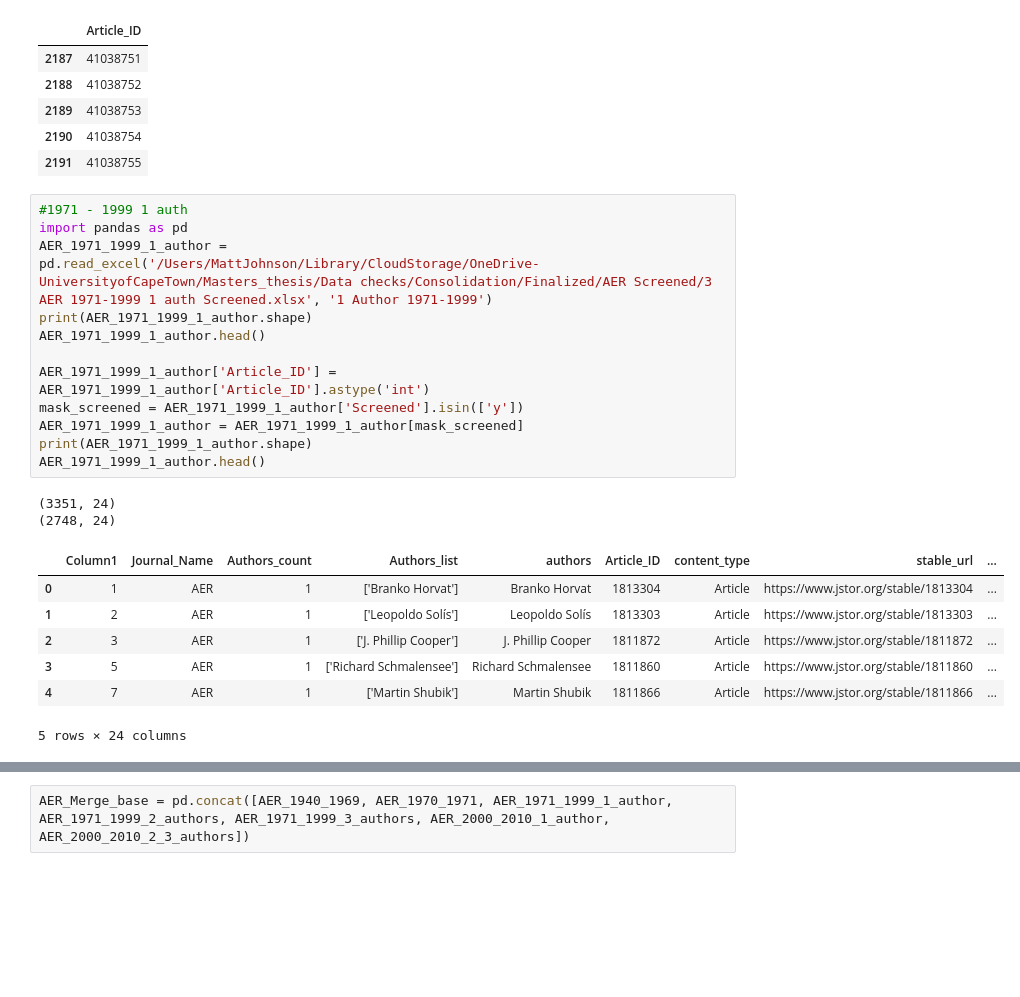
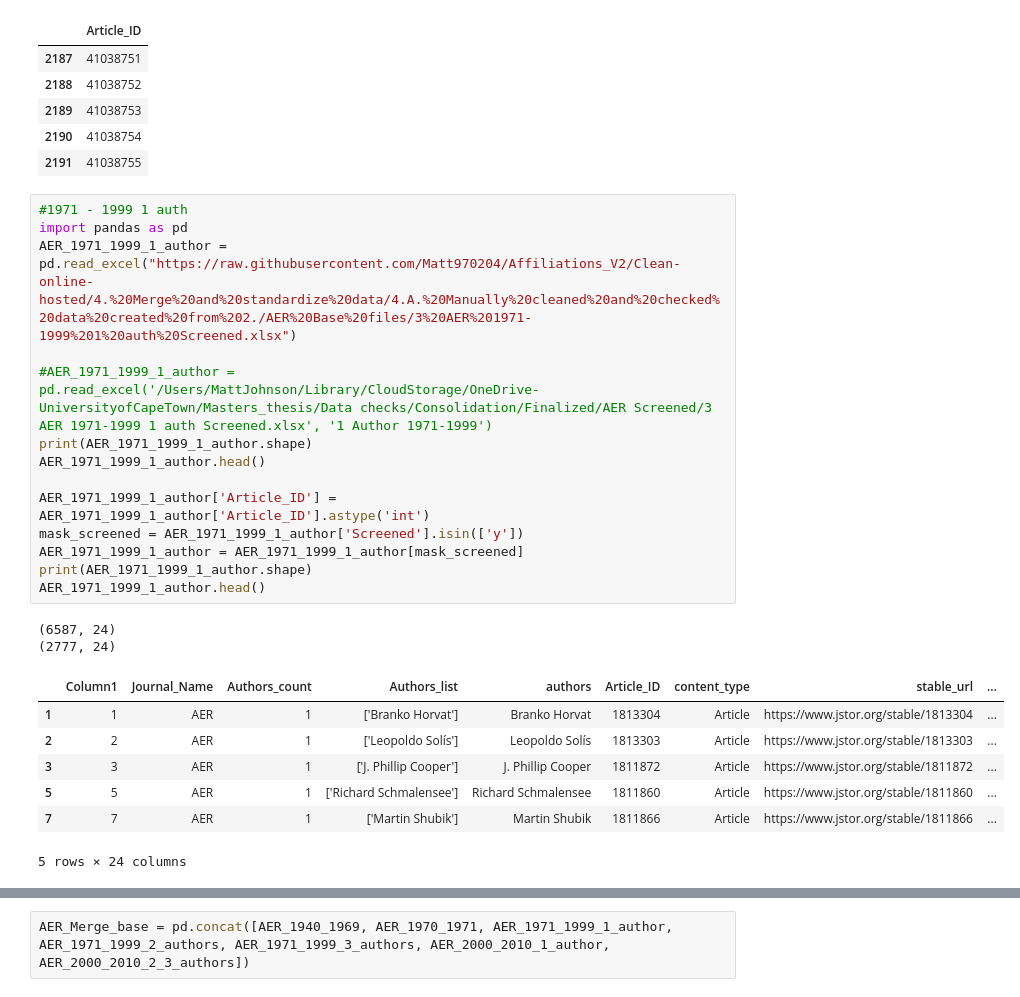
Before and after one commit to Matt970204/Affiliations_V2, a Jupyter notebook: 4. Merge and standardize data/4.1. AER files merged togther and standardized.ipynb, the cells around one changed output, grey strips where cells are left out. Drawn from its saved outputs; the diff is of its cells as text; blank space fills up the shorter version.

```diff
--- a/4. Merge and standardize data/4.1. AER files merged togther and standardized.ipynb
+++ b/4. Merge and standardize data/4.1. AER files merged togther and standardized.ipynb
@@ -67,24 +67,26 @@ AER_master_condenced.head()
 # %%
 #1971 - 1999 1 auth
 import pandas as pd
-AER_1971_1999_1_author = pd.read_excel('/Users/MattJohnson/Library/CloudStorage/OneDrive-UniversityofCapeTown/Masters_thesis/Data checks/Consolidation/Finalized/AER Screened/3 AER 1971-1999 1 auth Screened.xlsx', '1 Author 1971-1999')
+AER_1971_1999_1_author = pd.read_excel("https://raw.githubusercontent.com/Matt970204/Affiliations_V2/Clean-online-hosted/4.%20Merge%20and%20standardize%20data/4.A.%20Manually%20cleaned%20and%20checked%20data%20created%20from%202./AER%20Base%20files/3%20AER%201971-1999%201%20auth%20Screened.xlsx")
+
+#AER_1971_1999_1_author = pd.read_excel('/Users/MattJohnson/Library/CloudStorage/OneDrive-UniversityofCapeTown/Masters_thesis/Data checks/Consolidation/Finalized/AER Screened/3 AER 1971-1999 1 auth Screened.xlsx', '1 Author 1971-1999')
 print(AER_1971_1999_1_author.shape)
 AER_1971_1999_1_author.head()
 
 AER_1971_1999_1_author['Article_ID'] = AER_1971_1999_1_author['Article_ID'].astype('int')
 mask_screened = AER_1971_1999_1_author['Screened'].isin(['y'])
 AER_1971_1999_1_author = AER_1971_1999_1_author[mask_screened]
 print(AER_1971_1999_1_author.shape)
 AER_1971_1999_1_author.head()
 # %% [output]
-(3351, 24)
-(2748, 24)
+(6587, 24)
+(2777, 24)
 |  | Column1 | Journal_Name | Authors_count | Authors_list | authors | Article_ID | content_type | stable_url | ... |
-| 0 | 1 | AER | 1 | ['Branko Horvat'] | Branko Horvat | 1813304 | Article | https://www.jstor.org/stable/1813304 | ... |
-| 1 | 2 | AER | 1 | ['Leopoldo Solís'] | Leopoldo Solís | 1813303 | Article | https://www.jstor.org/stable/1813303 | ... |
-| 2 | 3 | AER | 1 | ['J. Phillip Cooper'] | J. Phillip Cooper | 1811872 | Article | https://www.jstor.org/stable/1811872 | ... |
-| 3 | 5 | AER | 1 | ['Richard Schmalensee'] | Richard Schmalensee | 1811860 | Article | https://www.jstor.org/stable/1811860 | ... |
-| 4 | 7 | AER | 1 | ['Martin Shubik'] | Martin Shubik | 1811866 | Article | https://www.jstor.org/stable/1811866 | ... |
+| 1 | 1 | AER | 1 | ['Branko Horvat'] | Branko Horvat | 1813304 | Article | https://www.jstor.org/stable/1813304 | ... |
+| 2 | 2 | AER | 1 | ['Leopoldo Solís'] | Leopoldo Solís | 1813303 | Article | https://www.jstor.org/stable/1813303 | ... |
+| 3 | 3 | AER | 1 | ['J. Phillip Cooper'] | J. Phillip Cooper | 1811872 | Article | https://www.jstor.org/stable/1811872 | ... |
+| 5 | 5 | AER | 1 | ['Richard Schmalensee'] | Richard Schmalensee | 1811860 | Article | https://www.jstor.org/stable/1811860 | ... |
+| 7 | 7 | AER | 1 | ['Martin Shubik'] | Martin Shubik | 1811866 | Article | https://www.jstor.org/stable/1811866 | ... |
 5 rows × 24 columns
 # %%
 #1971 - 1999 2 authors
```
Also changed, not shown: parts of 9 cells of this notebook, 7 other files.
